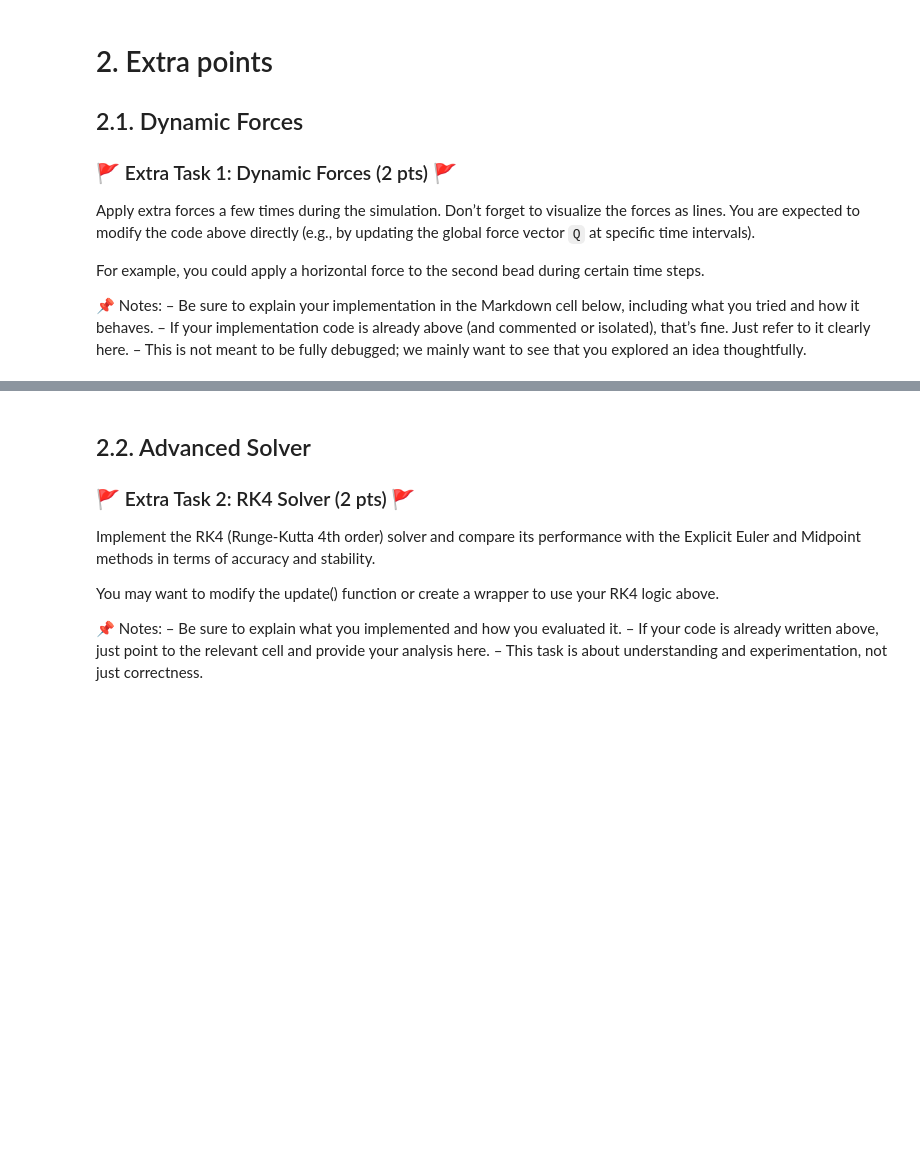
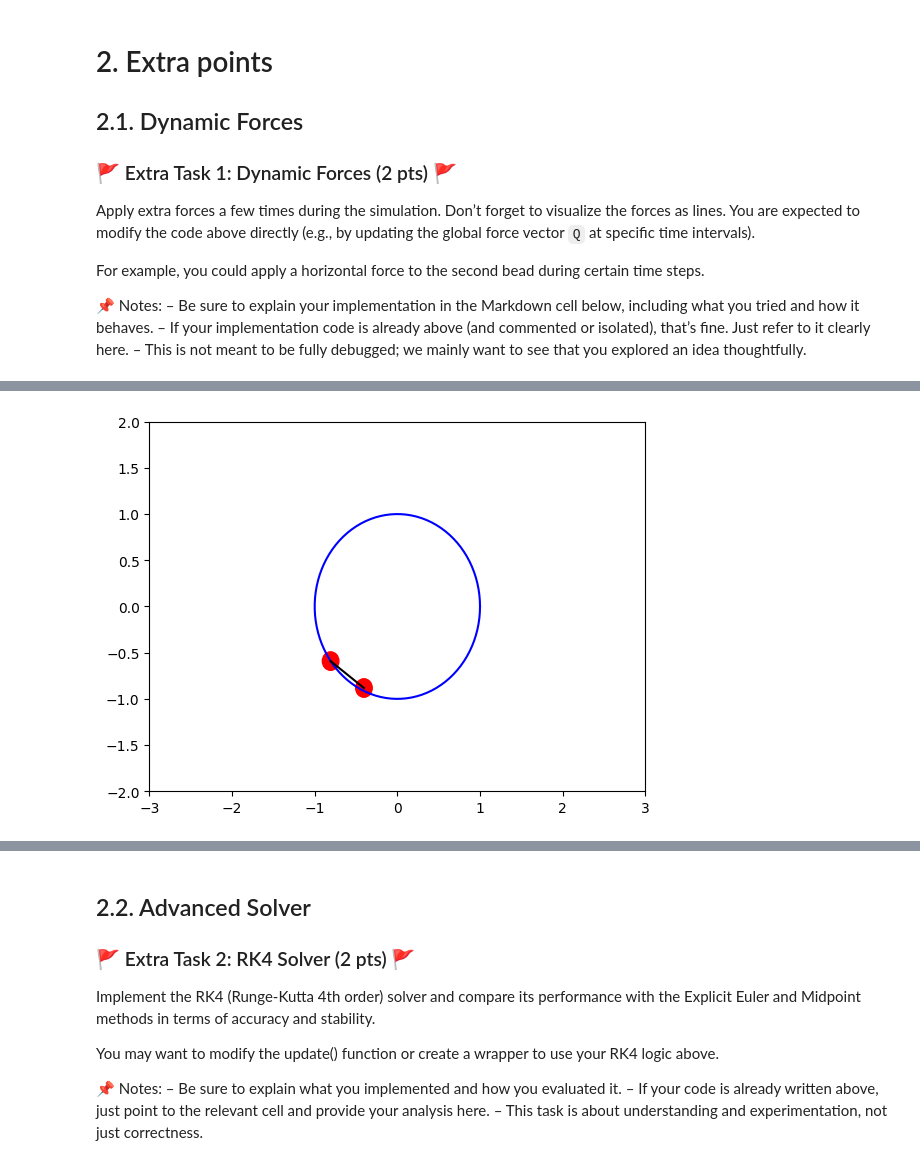
Before and after one commit to Robin0265/CS7496_A3, a Jupyter notebook: P3_Tinkertoy.ipynb, the cells around one changed output, grey strips where cells are left out. Drawn from its saved outputs; the diff is of its cells as text; code cells hidden in the pictures; blank space fills up the shorter version.

````diff
--- a/P3_Tinkertoy.ipynb
+++ b/P3_Tinkertoy.ipynb
@@ -1644 +1673,84 @@ For example, you could apply a horizontal force to the second bead during certai
 ```
+# %%
+def update(dt):
+    global positions, velocities, constraint_values
+    # **** change this line if you want to switch the integrator ****
+    # explicit_euler(dt)
+    mid_point(dt)
+    # rk4(dt)
+
+    # record the constraint values
+    C = eval_C(positions, velocities)
+    constraint_values.append(C.reshape(-1))
+
+
+n = n_particles
+# Figure and shape placeholders
+fig, ax = plt.subplots()
+ax.set_xlim((-3.0, 3.0))
+ax.set_ylim((-2.0, 2.0))
+(circle,) = ax.plot([], [], "b")
+(rod,) = ax.plot([], [], "k")
+beads = []
+for i in range(n):
+    bead = plt.Circle((0, 0), 0.10, color="r")
+    beads.append(bead)
+    ax.add_artist(bead)
+
+
+# plot circle, rod and beads
+def plot_scene():
+    circle.set_data(
+        np.cos(np.linspace(0, 2 * np.pi, 100)), np.sin(np.linspace(0, 2 * np.pi, 100))
+    )
+    rod.set_data([positions[0], positions[2]], [positions[1], positions[3]])
+    for i in range(n):
+        beads[i].set_center(positions[2 * i : 2 * i + 2])
+
+
+# Called before the first frame
+def init_animation():
+    plot_scene()
+    return []
+
+force_array = np.array([])
+# Called every frame
+def animate(i):
+    """Per-frame update for animation.
+
+    This updates the global external force vector Q each frame so we can
+    apply a horizontal push between frames 100 and 400 (inclusive).
+    """
+    global Q
+    if i % 25 == 0:
+        print("Generating frame #%d..." % i)
+
+    # Base external force: gravity (fy = g) applied to each particle
+    Q = M @ np.tile([0, -10], n_particles).reshape(-1, 1)
+
+    # Apply horizontal force F=10 in x direction between frames 100 and 400
+    # if 100 <= i <= 200:
+    #     F = -10
+    #     Q = Q + M @ np.tile([F, 0], n_particles).reshape(-1, 1)
+    # else if 200 < i <= 300:
+    F = 10*np.sin(i / 25) if np.sin(i / 25) >= 0 else 0
+
+
+    global force_array
+    # Generate a numpy array with the 1st column as i and the 2nd column as F
+    force_array = np.append(force_array, [[i, F]], axis=0) if force_array.size else np.array([[i, F]])
+
+    Q = Q + M @ np.tile([F, 0], n_particles).reshape(-1, 1)
+
+
+    update(0.01)
+    plot_scene()
+    return []
+
+
+initialize()
+anim = animation.FuncAnimation(
+    fig, animate, init_func=init_animation, frames=500, interval=20, blit=False
+)
+HTML(anim.to_html5_video())
+# %% [output]
@@ -1644,0 +1778 @@ For example, you could apply a horizontal force to the second bead during certai
+[figure, added]
````
Also changed, not shown: parts of 12 cells of this notebook, 1 other file.
